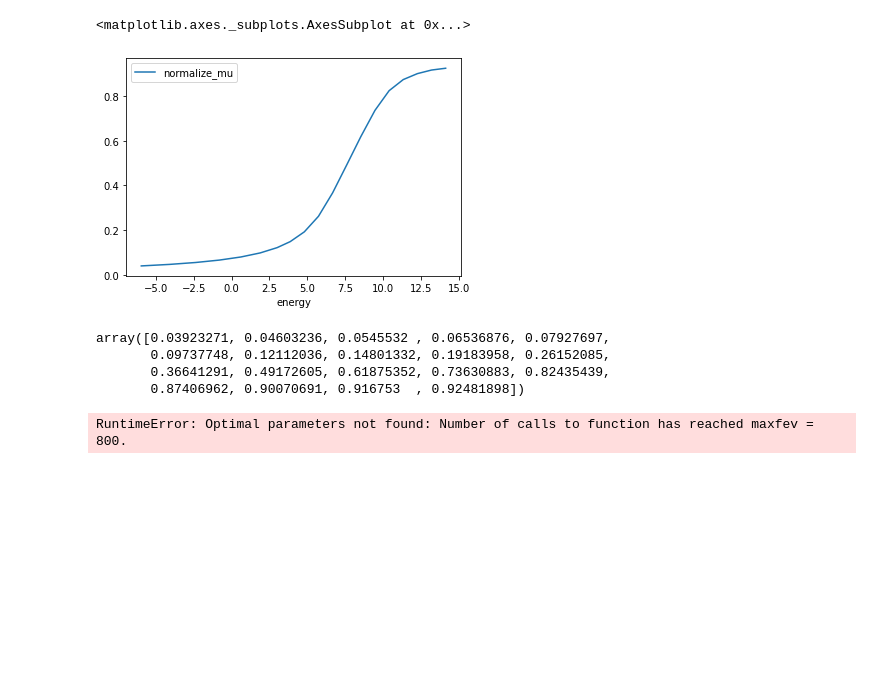
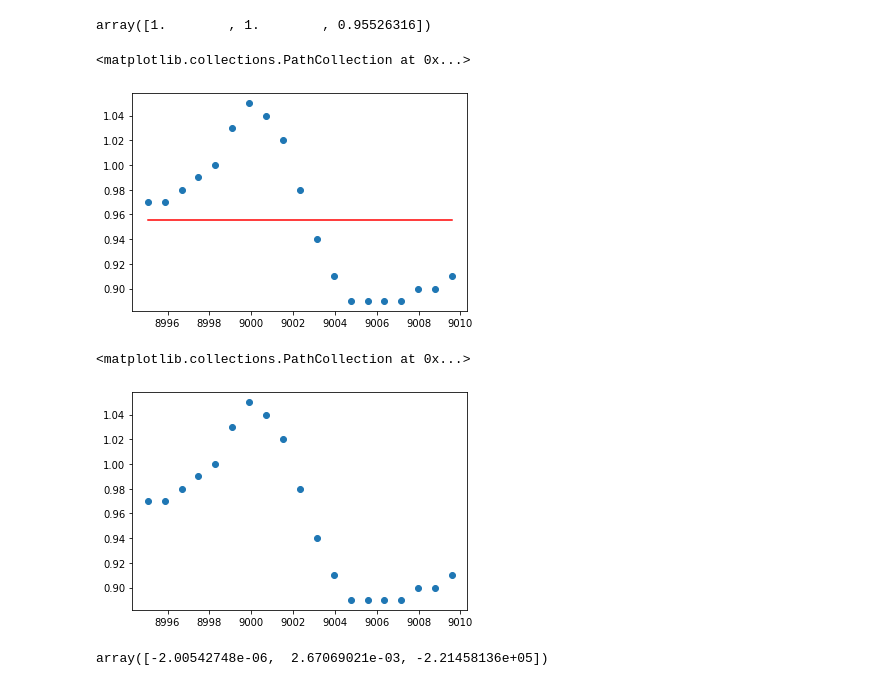
Before and after one commit to PredictXANES/XANES_Capstone, a Jupyter notebook: examples/GaussianProcessRegression_fitcurve.ipynb, the cells around one changed output. Cells and saved outputs as stored; diff of their text form; code cells hidden in the pictures; blank space fills up the shorter version.

```diff
--- a/examples/GaussianProcessRegression_fitcurve.ipynb
+++ b/examples/GaussianProcessRegression_fitcurve.ipynb
@@ -4,3 +0,0 @@ from scipy.optimize import curve_fit
-# %%
-def func(x, a, b, c):
-...     return a * np.exp(-b * x) + c
@@ -180,14 +20,2 @@ df_pre_peak = df[df['energy']<=15]
-# %%
-df_pre_peak.plot(x='energy', y = 'normalize_mu')
-# %% [output]
-<matplotlib.axes._subplots.AxesSubplot at 0x...>
-[figure, removed]
-# %%
-pre_peak_x = df_pre_peak['energy'].values
-pre_peak_y = df_pre_peak['normalize_mu'].values
-pre_peak_y
-# %% [output]
-array([0.03923271, 0.04603236, 0.0545532 , 0.06536876, 0.07927697,
-       0.09737748, 0.12112036, 0.14801332, 0.19183958, 0.26152085,
-       0.36641291, 0.49172605, 0.61875352, 0.73630883, 0.82435439,
-       0.87406962, 0.90070691, 0.916753  , 0.92481898])
+# %%
+df_pre= df[(df['Energies (eV)'] >= 8995) & (df['Energies (eV)'] <= 9010)]
@@ -197,5 +29,17 @@ def func(x, a, b, c):
-# %%
-popt, pcov = curve_fit(func, pre_peak_x, pre_peak_y)
-popt
-# %% [output]
-RuntimeError: Optimal parameters not found: Number of calls to function has reached maxfev = 800.
+# %%
+from scipy.optimize import curve_fit
+popt, pcov = curve_fit(func, df_pre["Energies (eV)"], df_pre["Cu1.5Te-629332-full/Cu1.0"])
+popt
+# %% [output]
+array([1.        , 1.        , 0.95526316])
+# %%
+plt.plot(df_pre["Energies (eV)"], func(df_pre["Energies (eV)"], *popt), 'r-')
+plt.scatter(df_pre["Energies (eV)"], df_pre["Cu1.5Te-629332-full/Cu1.0"])
+# %% [output]
+<matplotlib.collections.PathCollection at 0x...>
+[figure, added]
+# %%
+plt.scatter(df_pre["Energies (eV)"], df_pre["Cu1.5Te-629332-full/Cu1.0"])
+# %% [output]
+<matplotlib.collections.PathCollection at 0x...>
+[figure, added]
@@ -201,0 +49,5 @@ RuntimeError: Optimal parameters not found: Number of calls to function has reac
+# %%
+popt, pcov = curve_fit(func2, df_pre["Energies (eV)"], df_pre["Cu1.5Te-629332-full/Cu1.0"])
+popt
+# %% [output]
+array([-2.00542748e-06,  2.67069021e-03, -2.21458136e+05])
```
Also changed, not shown: parts of 44 cells of this notebook.
